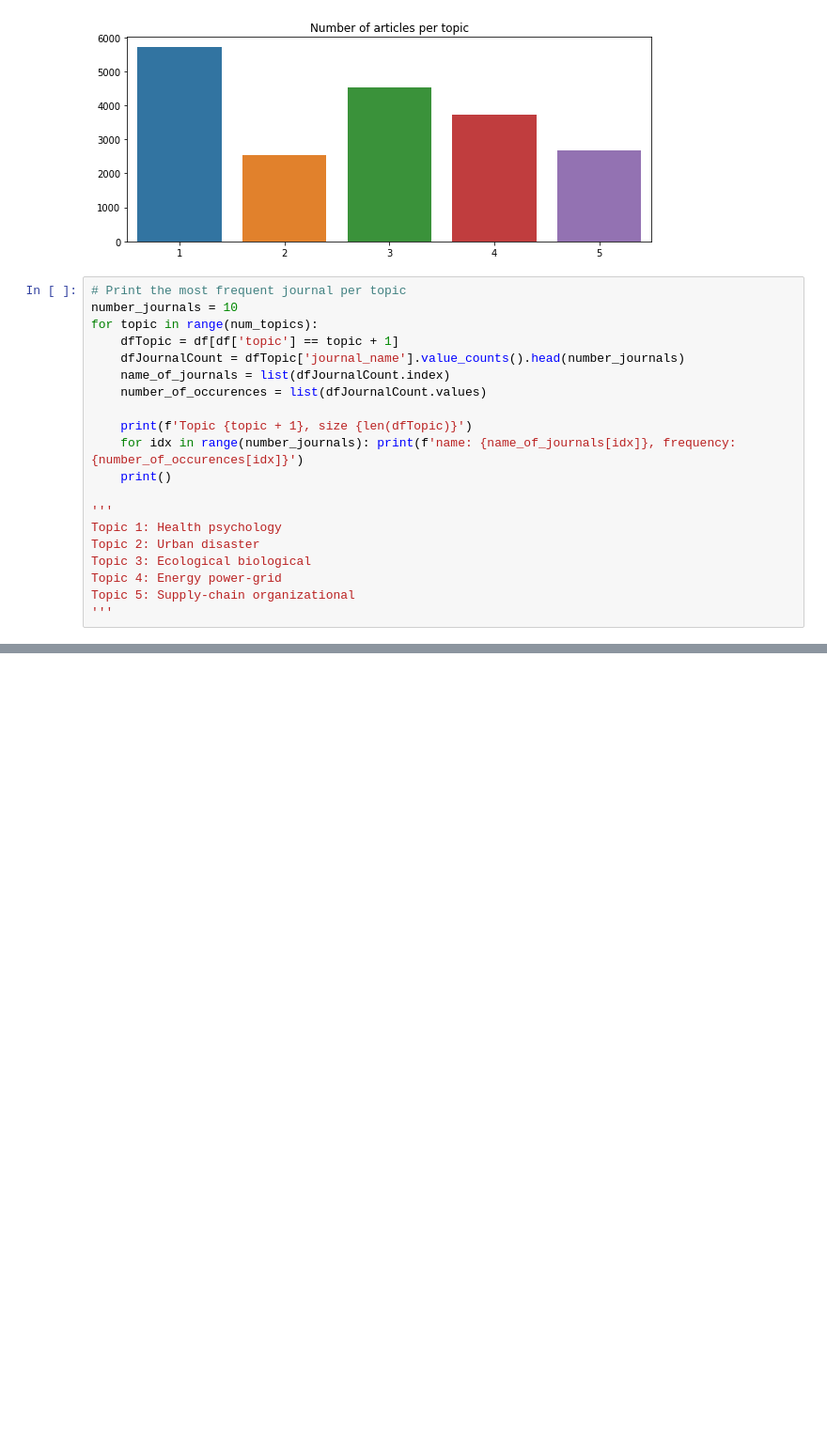
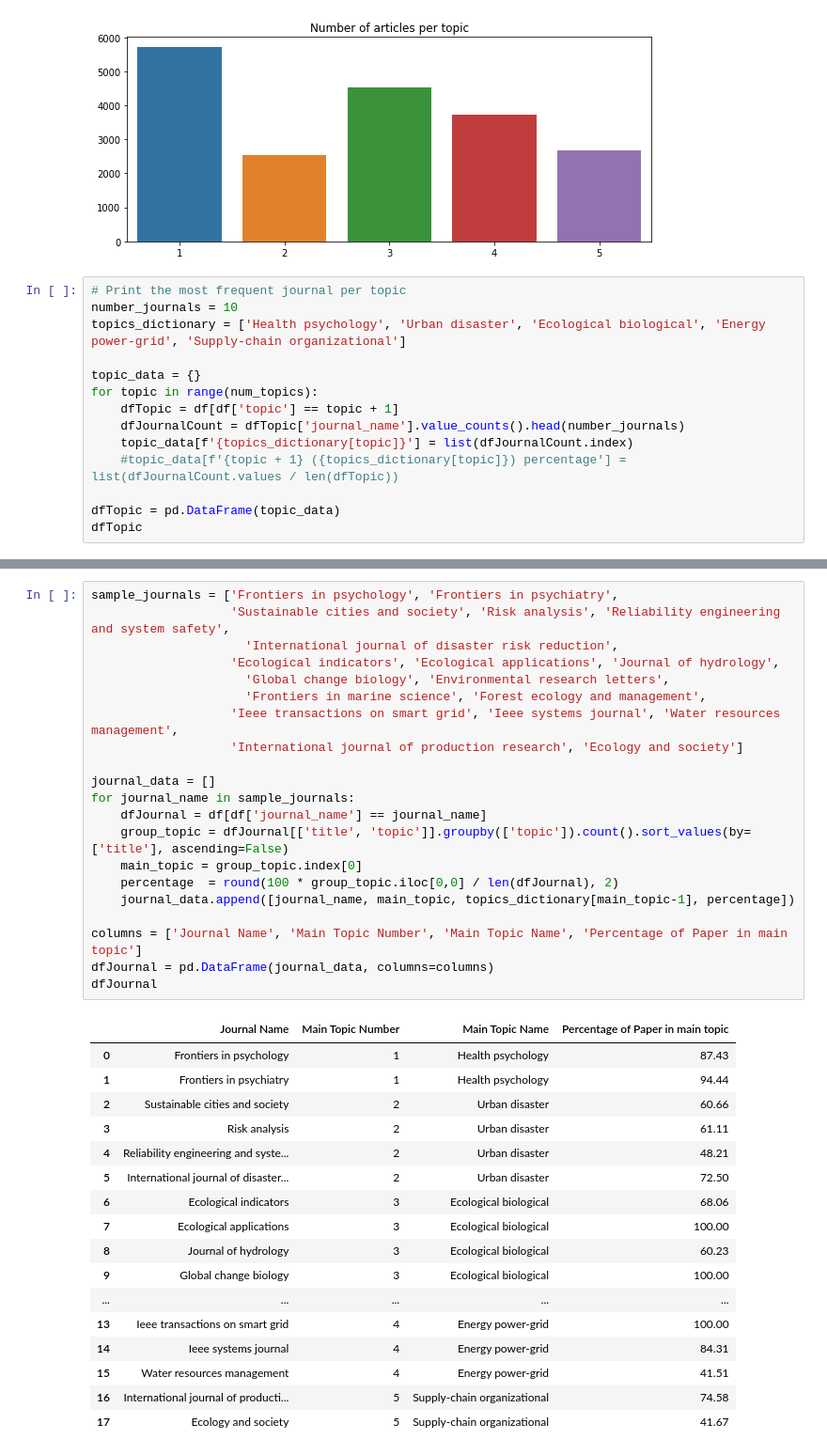
Before and after one commit to vitorhirata/resilience-metrics-review, a Jupyter notebook: modelling_topic_modelling.ipynb, the cells around one changed output, grey strips where cells are left out. Shown at 94% size. Saved outputs shown, nothing was run; the diff lists cells and outputs as text; blank space fills up the shorter version.

Commit message:
Improve formatting and data displayed for jornal selection
It adds additional data to choose jornals and improve formatting of
previous data. Some journal selected at initial steps also changed.

```diff
--- a/modelling_topic_modelling.ipynb
+++ b/modelling_topic_modelling.ipynb
@@ -154,21 +154,15 @@ plt.show()
 # %%
 # Print the most frequent journal per topic
 number_journals = 10
+topics_dictionary = ['Health psychology', 'Urban disaster', 'Ecological biological', 'Energy power-grid', 'Supply-chain organizational']
+
+topic_data = {}
 for topic in range(num_topics):
     dfTopic = df[df['topic'] == topic + 1]
     dfJournalCount = dfTopic['journal_name'].value_counts().head(number_journals)
-    name_of_journals = list(dfJournalCount.index)
-    number_of_occurences = list(dfJournalCount.values)
+    topic_data[f'{topics_dictionary[topic]}'] = list(dfJournalCount.index)
+    #topic_data[f'{topic + 1} ({topics_dictionary[topic]}) percentage'] = list(dfJournalCount.values / len(dfTopic))
 
-    print(f'Topic {topic + 1}, size {len(dfTopic)}')
-    for idx in range(number_journals): print(f'name: {name_of_journals[idx]}, frequency: {number_of_occurences[idx]}')
-    print()
-
-'''
-Topic 1: Health psychology
-Topic 2: Urban disaster
-Topic 3: Ecological biological
-Topic 4: Energy power-grid
-Topic 5: Supply-chain organizational
-'''
+dfTopic = pd.DataFrame(topic_data)
+dfTopic
 # %% [output]
@@ -193,3 +180,42 @@ name: Safety science, frequency: 17
+# %%
+sample_journals = ['Frontiers in psychology', 'Frontiers in psychiatry',
+                   'Sustainable cities and society', 'Risk analysis', 'Reliability engineering and system safety',
+                     'International journal of disaster risk reduction',
+                   'Ecological indicators', 'Ecological applications', 'Journal of hydrology',
+                     'Global change biology', 'Environmental research letters',
+                     'Frontiers in marine science', 'Forest ecology and management',
+                   'Ieee transactions on smart grid', 'Ieee systems journal', 'Water resources management',
+                   'International journal of production research', 'Ecology and society']
+
+journal_data = []
+for journal_name in sample_journals:
+    dfJournal = df[df['journal_name'] == journal_name]
+    group_topic = dfJournal[['title', 'topic']].groupby(['topic']).count().sort_values(by=['title'], ascending=False)
+    main_topic = group_topic.index[0]
+    percentage  = round(100 * group_topic.iloc[0,0] / len(dfJournal), 2)
+    journal_data.append([journal_name, main_topic, topics_dictionary[main_topic-1], percentage])
+
+columns = ['Journal Name', 'Main Topic Number', 'Main Topic Name', 'Percentage of Paper in main topic']
+dfJournal = pd.DataFrame(journal_data, columns=columns)
+dfJournal
+# %% [output]
+|  | Journal Name | Main Topic Number | Main Topic Name | Percentage of Paper in main topic |
+| 0 | Frontiers in psychology | 1 | Health psychology | 87.43 |
+| 1 | Frontiers in psychiatry | 1 | Health psychology | 94.44 |
+| 2 | Sustainable cities and society | 2 | Urban disaster | 60.66 |
+| 3 | Risk analysis | 2 | Urban disaster | 61.11 |
+| 4 | Reliability engineering and syste... | 2 | Urban disaster | 48.21 |
+| 5 | International journal of disaster... | 2 | Urban disaster | 72.50 |
+| 6 | Ecological indicators | 3 | Ecological biological | 68.06 |
+| 7 | Ecological applications | 3 | Ecological biological | 100.00 |
+| 8 | Journal of hydrology | 3 | Ecological biological | 60.23 |
+| 9 | Global change biology | 3 | Ecological biological | 100.00 |
+| ... | ... | ... | ... | ... |
+| 13 | Ieee transactions on smart grid | 4 | Energy power-grid | 100.00 |
+| 14 | Ieee systems journal | 4 | Energy power-grid | 84.31 |
+| 15 | Water resources management | 4 | Energy power-grid | 41.51 |
+| 16 | International journal of producti... | 5 | Supply-chain organizational | 74.58 |
+| 17 | Ecology and society | 5 | Supply-chain organizational | 41.67 |
 # %%
 # Save dataset of journals that will be tested to analyse inclusion criteria.
 
```
Also changed, not shown: parts of 5 cells of this notebook.
